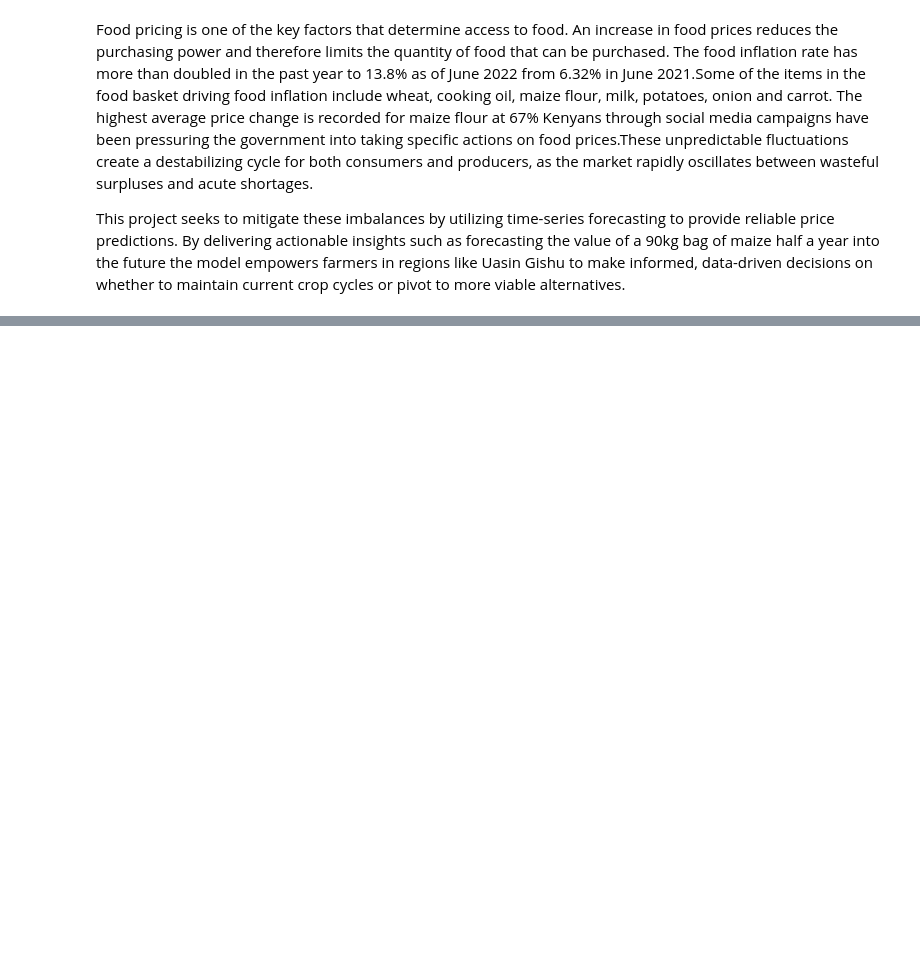
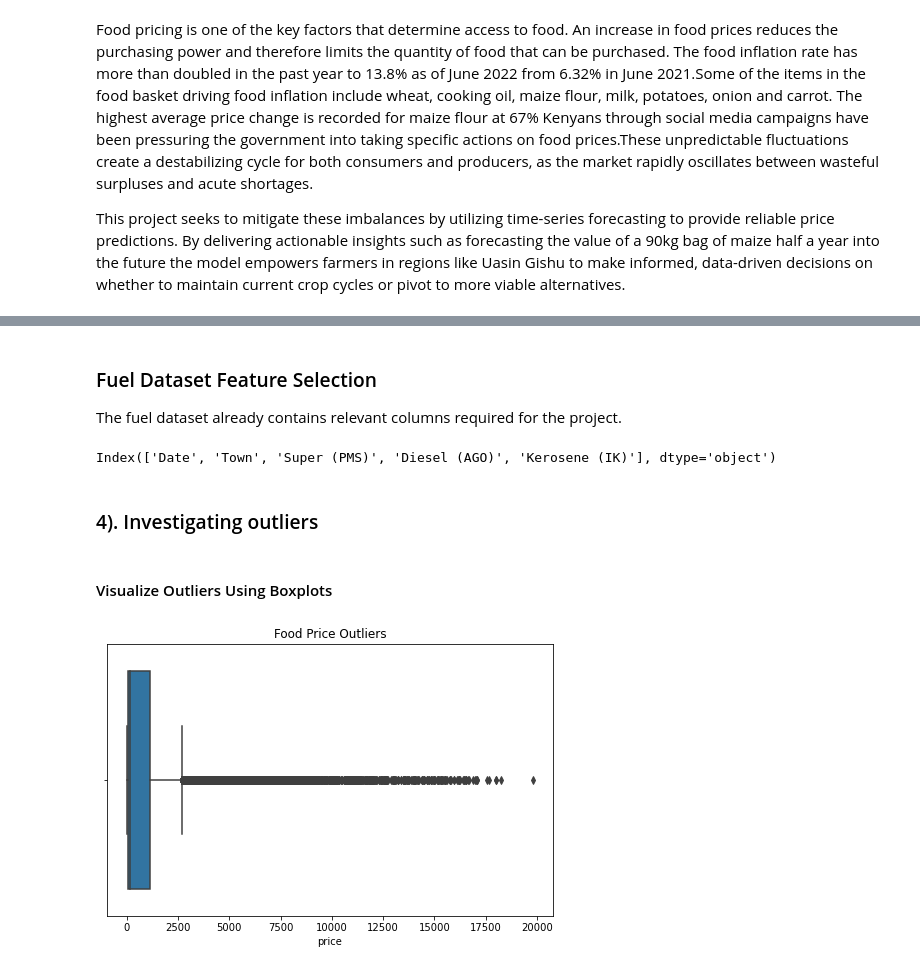
Before and after one commit to Wanyiri9dave/FoodPrice-Stabilty-Predictive-Analytics, a Jupyter notebook: index.ipynb, the cells around one changed output, grey strips where cells are left out. Cells and saved outputs as stored; diff of their text form; code cells hidden in the pictures; blank space fills up the shorter version.

Commit message:
data prep and eda

```diff
--- a/index.ipynb
+++ b/index.ipynb
@@ -15,0 +131,6 @@ This project seeks to mitigate these imbalances by utilizing time-series forecas
+# %%
+food = pd.read_csv("data/wfp_food_prices_ken.csv")
+
+rainfall= pd.read_csv("data/ken-rainfall-subnat-full.csv")
+
+fuel = pd.read_csv("data/Pump Prices Energy and Petroleum Regulatory Authority.csv")
@@ -15,0 +141,6 @@ This project seeks to mitigate these imbalances by utilizing time-series forecas
+# %%
+food_df = food.copy()
+
+rainfall_df = rainfall.copy()
+
+fuel_df = fuel.copy()
@@ -15,0 +248,6 @@ This project seeks to mitigate these imbalances by utilizing time-series forecas
+# %%
+#Fake/imputed latitude and longitude can create wrong geographic analysis
+#Dropping 39 rows won’t hurt your model
+food_df = food_df.dropna(
+    subset=['admin1', 'admin2', 'latitude', 'longitude']
+)
@@ -15,0 +350,13 @@ This project seeks to mitigate these imbalances by utilizing time-series forecas
+# %%
+food_df.drop(columns=[
+    'adm1_id',
+    'adm2_id',
+    'market_id',
+    'commodity_id',
+    'latitude',
+    'longitude',
+    'currency',
+    'usdprice',
+    'priceflag',
+    'pricetype'
+], inplace=True, errors='ignore')
@@ -15,0 +397,20 @@ This project seeks to mitigate these imbalances by utilizing time-series forecas
+# %% [markdown]
+### Fuel Dataset Feature Selection
+
+The fuel dataset already contains relevant columns required for the project.
+# %%
+fuel_df.columns
+# %% [output]
+Index(['Date', 'Town', 'Super (PMS)', 'Diesel (AGO)', 'Kerosene (IK)'], dtype='object')
+# %% [markdown]
+### 4). Investigating outliers
+# %% [markdown]
+#### Visualize Outliers Using Boxplots
+# %%
+plt.figure(figsize=(8,5))
+sns.boxplot(x=food_df['price'])
+
+plt.title("Food Price Outliers")
+plt.show()
+# %% [output]
+[figure, added]
```
Also changed, not shown: parts of 72 cells of this notebook, 3 other files.
